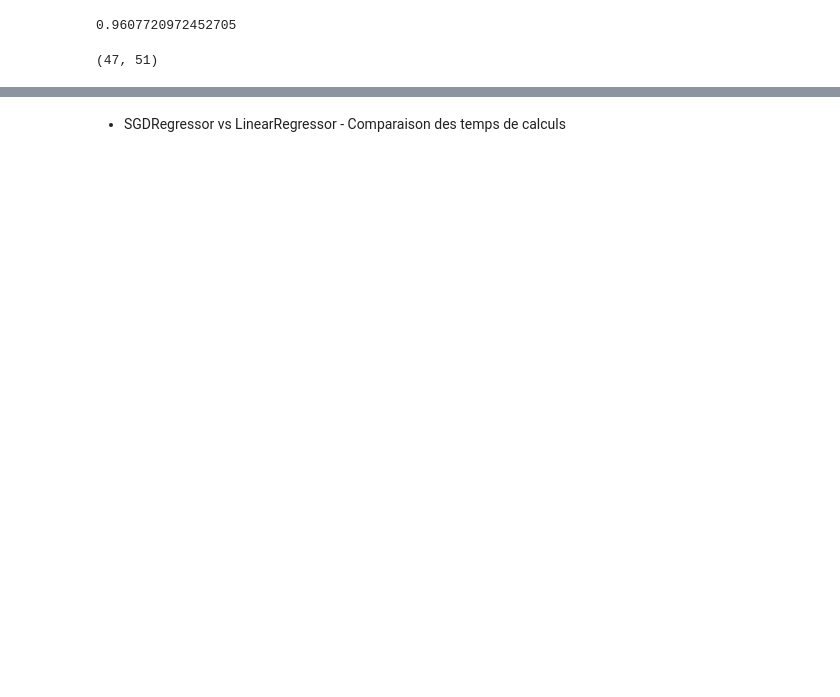
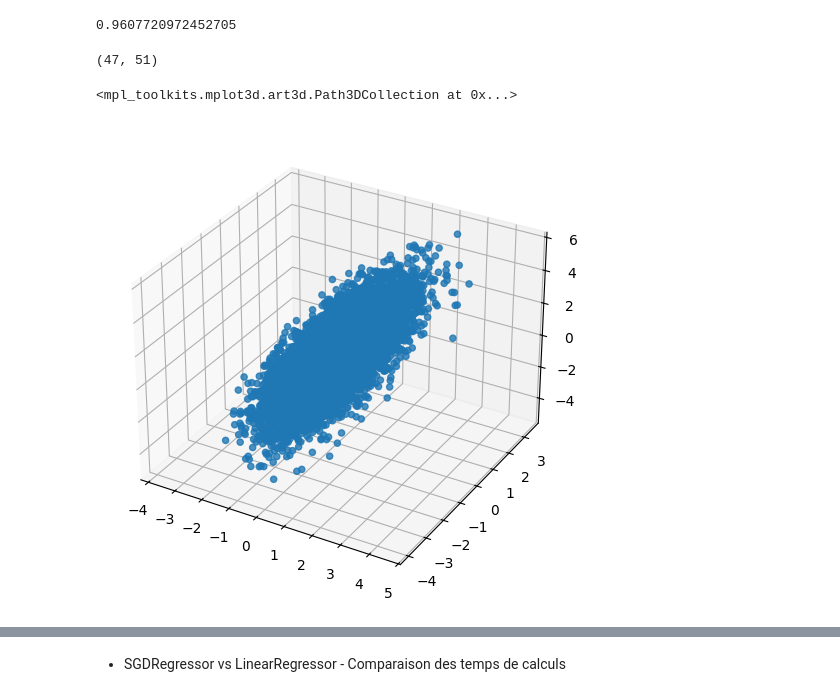
Before and after one commit to niangfniang/machine_learning, a Jupyter notebook: modeles_lineaires.ipynb, the cells around one changed output, grey strips where cells are left out. Cells and saved outputs as stored; diff of their text form; code cells hidden in the pictures; blank space fills up the shorter version.

```diff
--- a/modeles_lineaires.ipynb
+++ b/modeles_lineaires.ipynb
@@ -72,6 +70,14 @@ Z = z.reshape(xx1.shape)
 Z.shape
 # %% [output]
 (47, 51)
+# %%
+fig = plt.figure(figsize=(8, 6))
+ax = fig.add_subplot(projection='3d')
+z_plot = x[:,0] + x[:,1]
+ax.scatter3D(x[:,0], x[:,1], z_plot, alpha=0.8)
+# %% [output]
+<mpl_toolkits.mplot3d.art3d.Path3DCollection at 0x...>
+[figure, added]
 # %%
 fig = plt.figure(figsize=(8, 6))
 ax = fig.add_subplot(projection='3d')
```
Also changed, not shown: parts of 20 cells of this notebook.
